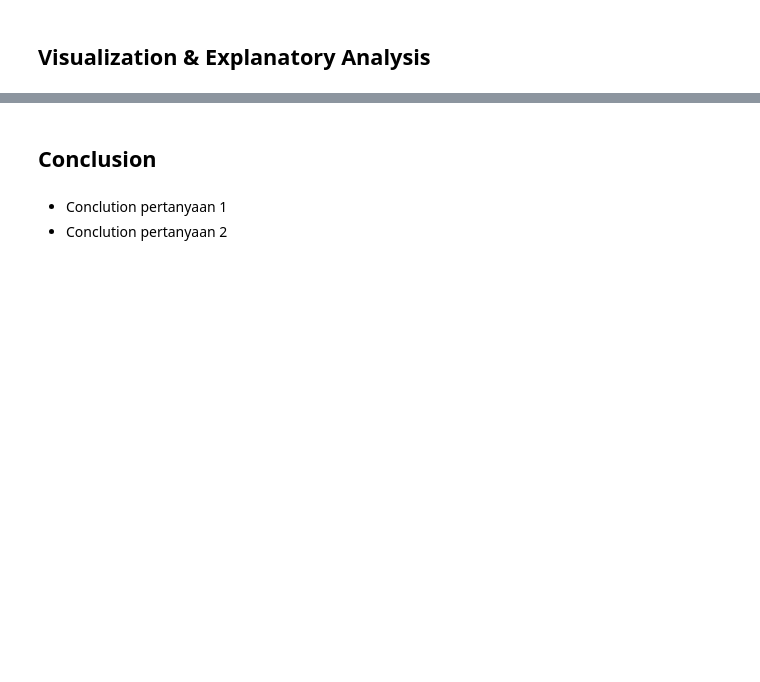
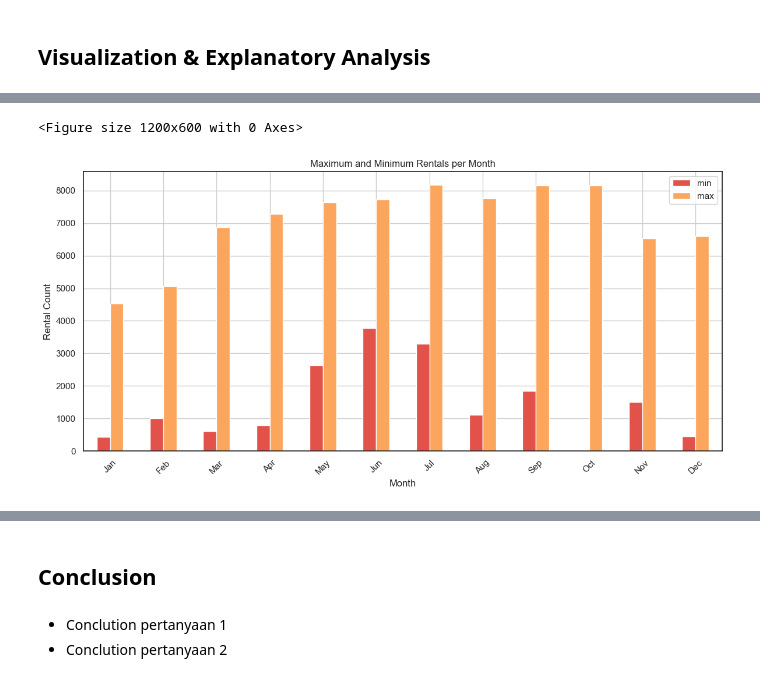
Before and after one commit to Maoelan/bike-sharing-data-analysis, a Jupyter notebook: Proyek_Analisis_Data.ipynb, the cells around one changed output, grey strips where cells are left out. Saved outputs shown, nothing was run; the diff lists cells and outputs as text; code cells hidden in the pictures; blank space fills up the shorter version.

```diff
--- a/Proyek_Analisis_Data.ipynb
+++ b/Proyek_Analisis_Data.ipynb
@@ -411,0 +381,16 @@ day_df
+# %%
+monthly_stats = day_df.groupby('mnth')['cnt'].agg(['min', 'max']).reset_index()
+monthly_stats.columns = ['mnth', 'min', 'max']
+
+plt.figure(figsize=(12, 6))
+monthly_stats.set_index('mnth')[['min', 'max']].plot(kind='bar', figsize=(12, 6))
+plt.title('Maximum and Minimum Rentals per Month')
+plt.xlabel('Month')
+plt.ylabel('Rental Count')
+plt.xticks(ticks=np.arange(12), labels=['Jan', 'Feb', 'Mar', 'Apr', 'May', 'Jun', 'Jul', 'Aug', 'Sep', 'Oct', 'Nov', 'Dec'], rotation=45)
+plt.grid(True)
+plt.tight_layout()
+plt.show()
+# %% [output]
+<Figure size 1200x600 with 0 Axes>
+[figure, added]
```
Also changed, not shown: parts of 29 cells of this notebook.
